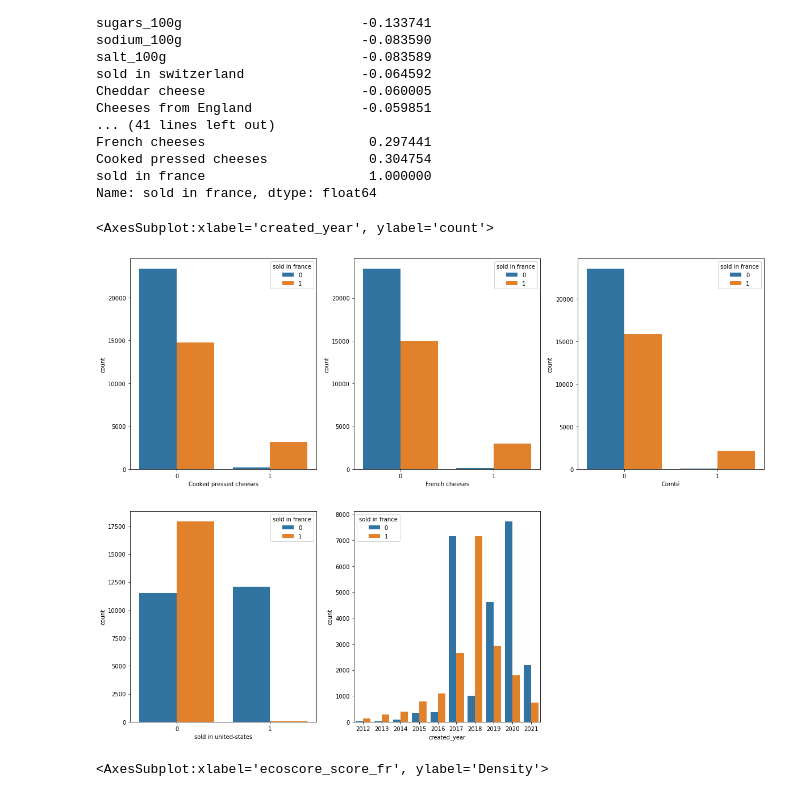
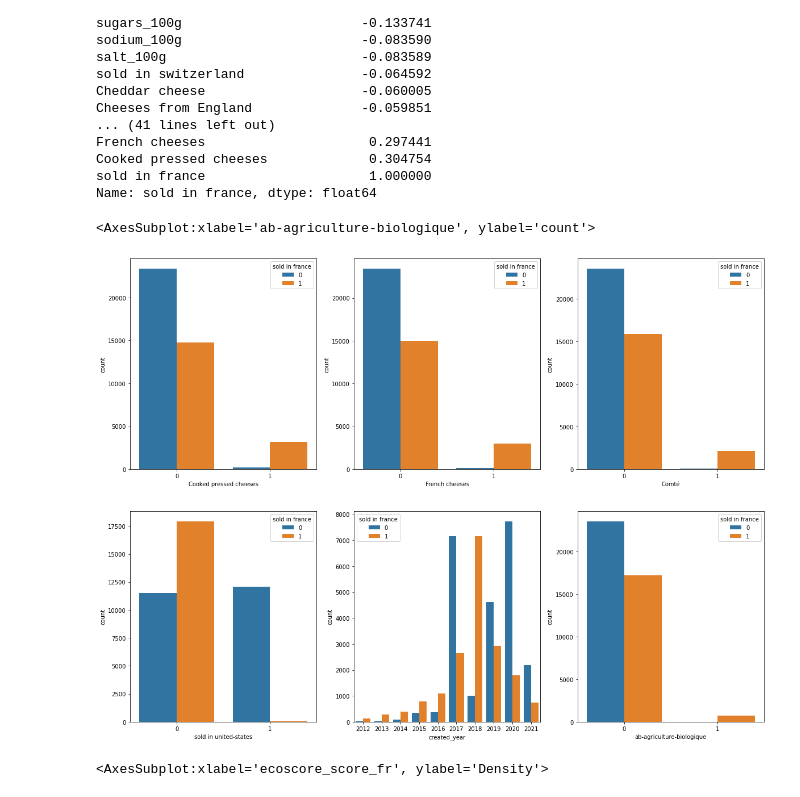
Before and after one commit to skamos/Python, a Jupyter notebook: Openclassroms/Projet_2 Exploration.ipynb, the cells around one changed output. Drawn from its saved outputs; the diff is of its cells as text; code cells hidden in the pictures.

```diff
--- a/Openclassroms/Projet_2 Exploration.ipynb
+++ b/Openclassroms/Projet_2 Exploration.ipynb
@@ -281,18 +288,20 @@ Name: sold in france, dtype: float64
 # %%
 plt.figure(figsize=(20,15))
 plt.subplot(231)
 sns.countplot(data=df_cheese, x='Cooked pressed cheeses', hue='sold in france')
 plt.subplot(232)
 sns.countplot(data=df_cheese, x='French cheeses', hue='sold in france')
 plt.subplot(233)
 sns.countplot(data=df_cheese, x='Comté', hue='sold in france')
 plt.subplot(234)
 sns.countplot(data=df_cheese, x='sold in united-states', hue='sold in france')
 plt.subplot(235)
 sns.countplot(data=df_cheese, x='created_year', hue='sold in france')
+plt.subplot(236)
+sns.countplot(data=df_cheese, x='ab-agriculture-biologique', hue='sold in france')
 # %% [output]
-<AxesSubplot:xlabel='created_year', ylabel='count'>
+<AxesSubplot:xlabel='ab-agriculture-biologique', ylabel='count'>
-[figure, old version]
+[figure, new version]
 # %%
 plt.figure(figsize=(15,15))
 sns.kdeplot(data=df_cheese, x="ecoscore_score_fr", hue="Goat cheeses")
```
Also changed, not shown: parts of 16 cells of this notebook, 1 other file.
